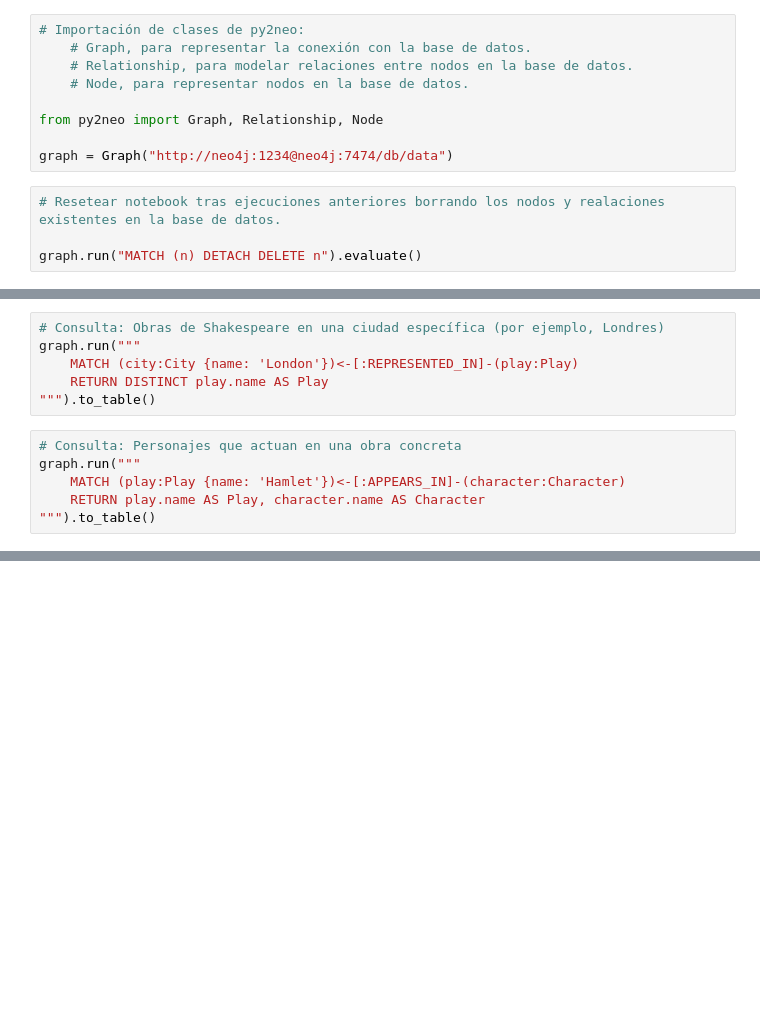
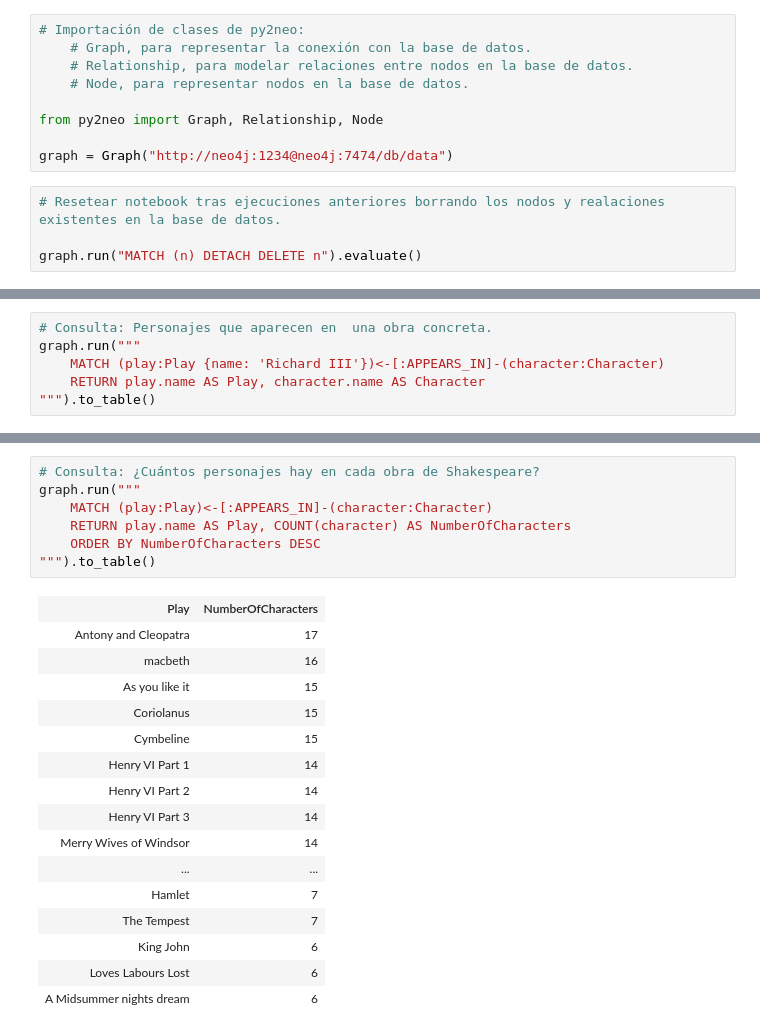
Before and after one commit to jorgedediosb/datahack, a Jupyter notebook: modulo_2-NoSQL/datahack-nosql-v4/work/practica/shakespeare_locations_neo4j.ipynb, the cells around one changed output, grey strips where cells are left out. Cells and saved outputs as stored; diff of their text form; blank space fills up the shorter version.

```diff
--- a/modulo_2-NoSQL/datahack-nosql-v4/work/practica/shakespeare_locations_neo4j.ipynb
+++ b/modulo_2-NoSQL/datahack-nosql-v4/work/practica/shakespeare_locations_neo4j.ipynb
@@ -202,15 +446,3 @@ graph.run("""
-# %%
-# Consulta: Obras de Shakespeare en una ciudad específica (por ejemplo, Londres)
-graph.run("""
-    MATCH (city:City {name: 'London'})<-[:REPRESENTED_IN]-(play:Play)
-    RETURN DISTINCT play.name AS Play
-""").to_table()
-# %%
-# Consulta: Personajes que actuan en una obra concreta
-graph.run("""
-    MATCH (play:Play {name: 'Hamlet'})<-[:APPEARS_IN]-(character:Character)
-    RETURN play.name AS Play, character.name AS Character
-""").to_table()
 # %%
 # Consulta: Personajes que actuan en cada obra de Shakespeare
 graph.run("""
@@ -220,0 +470,6 @@ graph.run("""
+# %%
+# Consulta: Personajes que aparecen en  una obra concreta.
+graph.run("""
+    MATCH (play:Play {name: 'Richard III'})<-[:APPEARS_IN]-(character:Character)
+    RETURN play.name AS Play, character.name AS Character
+""").to_table()
@@ -220,0 +491,24 @@ graph.run("""
+# %%
+# Consulta: ¿Cuántos personajes hay en cada obra de Shakespeare?
+graph.run("""
+    MATCH (play:Play)<-[:APPEARS_IN]-(character:Character)
+    RETURN play.name AS Play, COUNT(character) AS NumberOfCharacters
+    ORDER BY NumberOfCharacters DESC
+""").to_table()
+# %% [output]
+| Play | NumberOfCharacters |
+| Antony and Cleopatra | 17 |
+| macbeth | 16 |
+| As you like it | 15 |
+| Coriolanus | 15 |
+| Cymbeline | 15 |
+| Henry VI Part 1 | 14 |
+| Henry VI Part 2 | 14 |
+| Henry VI Part 3 | 14 |
+| Merry Wives of Windsor | 14 |
+| ... | ... |
+| Hamlet | 7 |
+| The Tempest | 7 |
+| King John | 6 |
+| Loves Labours Lost | 6 |
+| A Midsummer nights dream | 6 |
```
Also changed, not shown: parts of 45 cells of this notebook, 2 other files.
